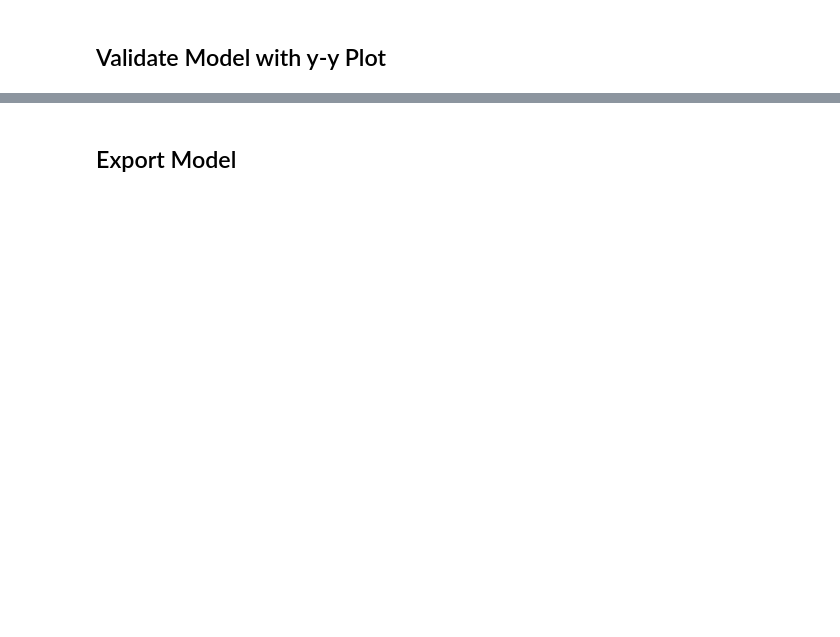
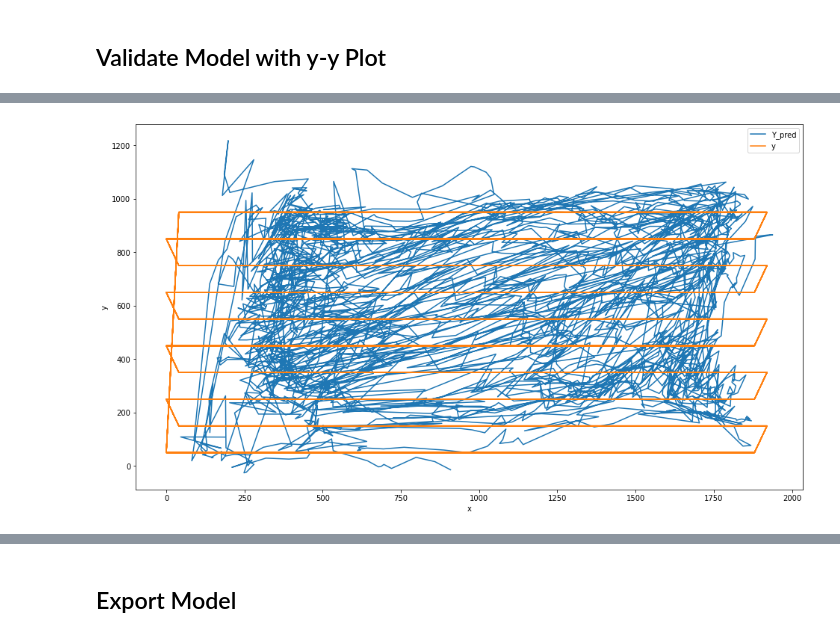
Before and after one commit to BrandlMax/Poiinter, a Jupyter notebook: Poiinter.ipynb, the cells around one changed output, grey strips where cells are left out. Cells and saved outputs as stored; diff of their text form; code cells hidden in the pictures; blank space fills up the shorter version.

```diff
--- a/Poiinter.ipynb
+++ b/Poiinter.ipynb
@@ -218,0 +230,28 @@ NameError: ignored
+# %%
+import tensorflow as tf
+def add_predictedXY(row):
+  X = row[3:].values
+  input = tf.reshape(X, (1, 22))
+  prediction = model.predict(input)
+  row['X_pred'] = prediction[0][0]
+  row['Y_pred'] = prediction[0][1]
+  return row
+
+df = df.apply(add_predictedXY, axis=1)
+# %%
+fig, ax = plt.subplots(figsize=(16,9))
+
+# Predicted
+df.plot(x='X_pred', y='Y_pred', kind='line', ax=ax)
+plt.xlabel('X_pred')
+plt.ylabel('Y_pred')
+
+# Original
+df.plot(x='x', y='y', kind='line', ax=ax)
+plt.xlabel('x')
+plt.ylabel('y')
+
+# Show the plot
+plt.show()
+# %% [output]
+[figure, added]
```
Also changed, not shown: parts of 14 cells of this notebook.
